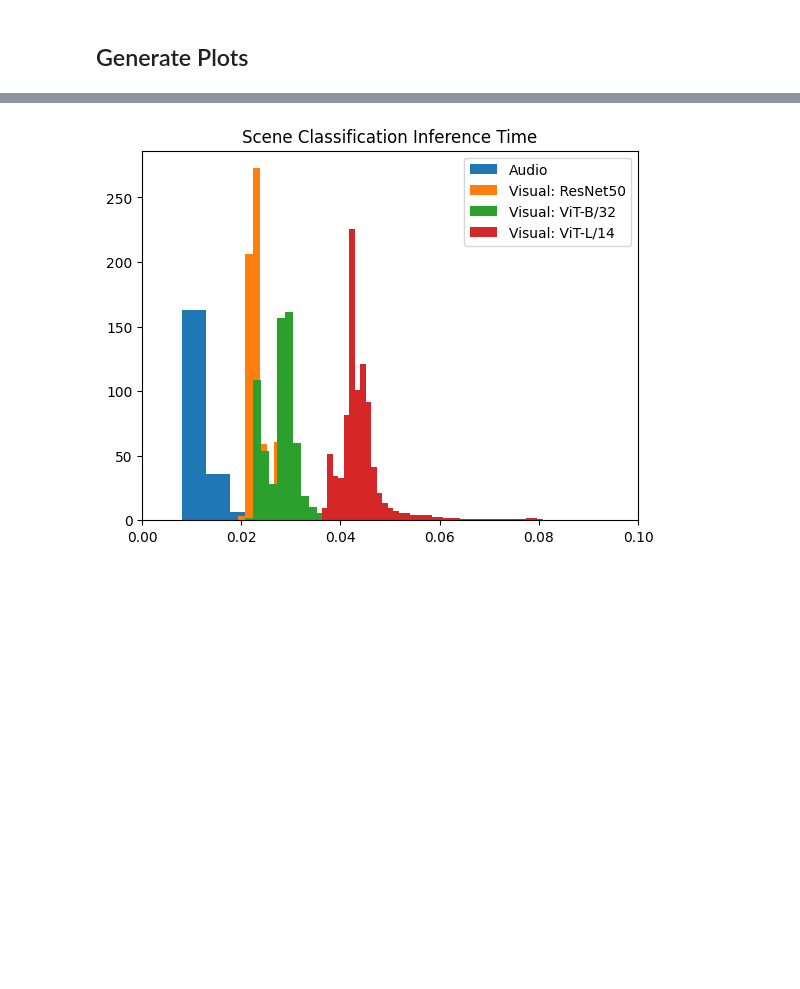
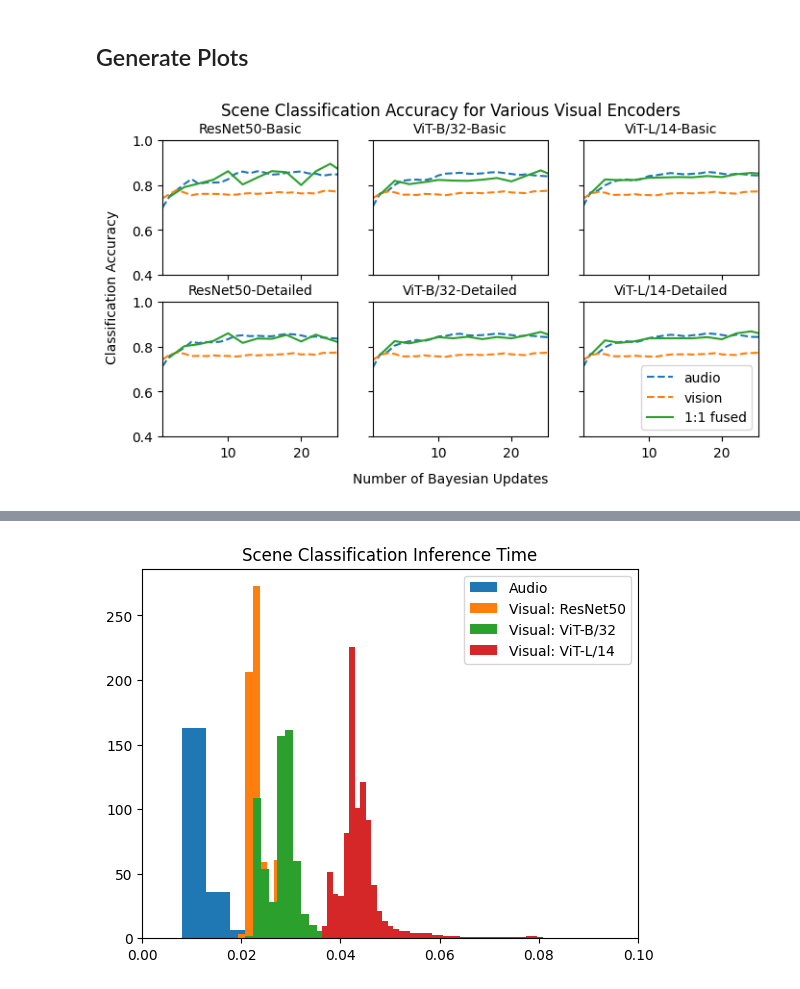
Before and after one commit to roboav8r/GrACIAS, a Jupyter notebook: scripts/analysis/analyze_all_results.ipynb, the cells around one changed output, grey strips where cells are left out. Drawn from its saved outputs; the diff is of its cells as text; code cells hidden in the pictures; blank space fills up the shorter version.

```diff
--- a/scripts/analysis/analyze_all_results.ipynb
+++ b/scripts/analysis/analyze_all_results.ipynb
@@ -303,5 +235,41 @@ scene_results_vitb32_basic.csv
 # %% [markdown]
 ## Generate Plots
+# %%
+fig, axes = plt.subplots(2,3, sharex=True, sharey=True, figsize=(8,4))
+
+for col_idx, model in enumerate(['ResNet50','ViT-B/32','ViT-L/14']):
+    for row_idx,desc in enumerate(['Basic','Detailed']):
+        ax = axes[row_idx, col_idx]
+        ax.set_xlim((1,25))
+        ax.set_ylim((.4,1.))
+        ax.set_title(f"{model}-{desc}",fontsize=10)
+
+
+        audio_mask = ((scene_recognition_results_df['Vision Backbone'] == model) &
+                      (scene_recognition_results_df['Scene Description'] == desc) &
+                     (scene_recognition_results_df['Method'] == 'audio'))
+        vision_mask = ((scene_recognition_results_df['Vision Backbone'] == model) &
+                      (scene_recognition_results_df['Scene Description'] == desc) &
+                     (scene_recognition_results_df['Method'] == 'visual'))
+        fused_mask = ((scene_recognition_results_df['Vision Backbone'] == model) &
+                      (scene_recognition_results_df['Scene Description'] == desc) &
+                     (scene_recognition_results_df['Method'] == 'fused'))
+
+        audio_data = scene_recognition_results_df[audio_mask]
+        vision_data = scene_recognition_results_df[vision_mask]
+        fused_data = scene_recognition_results_df[fused_mask]
+
+        ax.plot(audio_data['Number of Updates'],audio_data['Accuracy'],linestyle='--',label='audio')
+        ax.plot(vision_data['Number of Updates'],vision_data['Accuracy'],linestyle='--',label='vision')
+        ax.plot(fused_data['Number of Updates'],fused_data['Accuracy'],label='1:1 fused')
+ax.legend(loc="lower right")
+
+fig.suptitle('Scene Classification Accuracy for Various Visual Encoders')
+fig.text(0.5, 0.0, 'Number of Bayesian Updates', ha='center', va='center')
+fig.text(0.06, 0.5, 'Classification Accuracy', ha='center', va='center', rotation='vertical')
+fig.show()
+# %% [output]
+[figure, added]
 # %%
 plot_idx = 1
 
```
Also changed, not shown: parts of 5 cells of this notebook, 2 other files.
